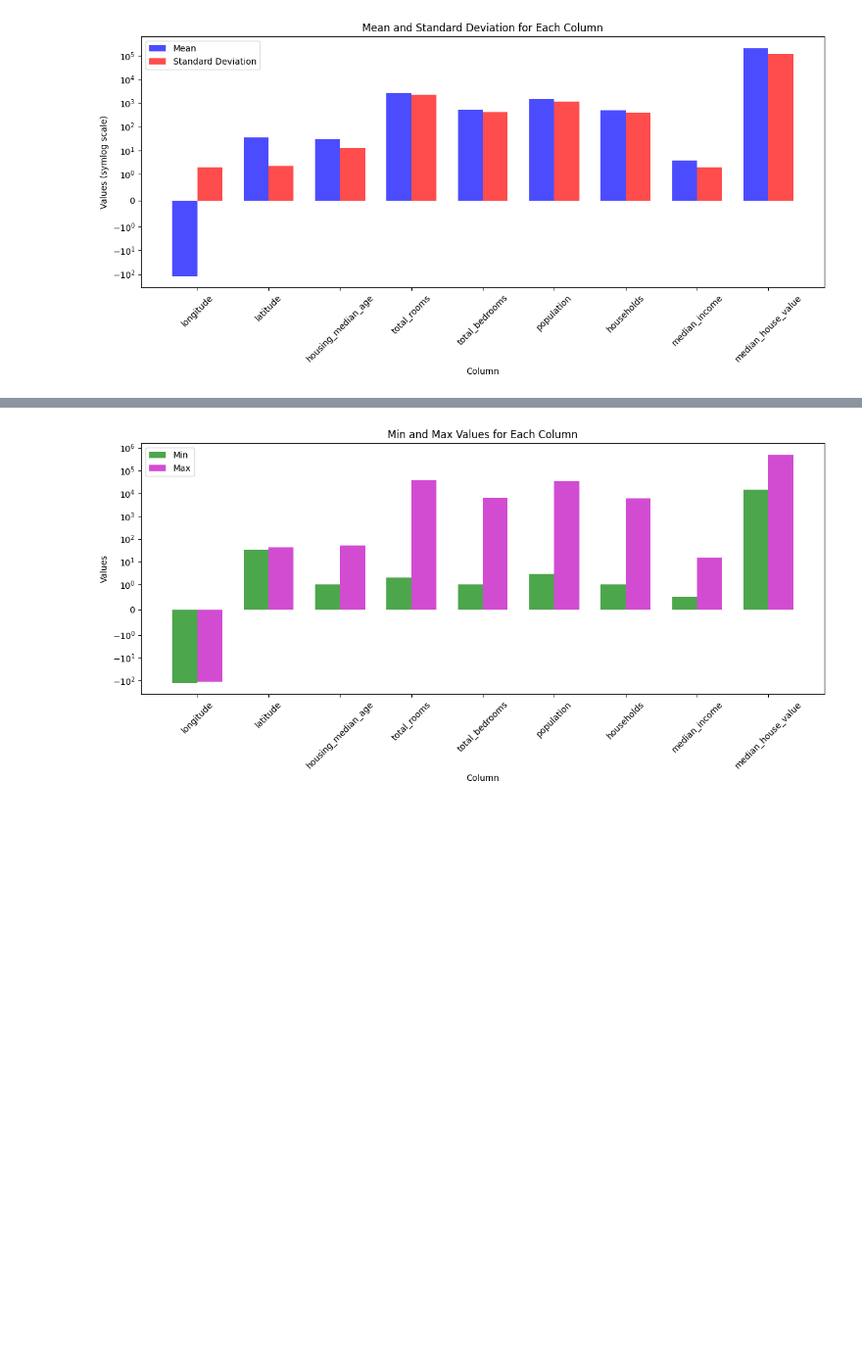
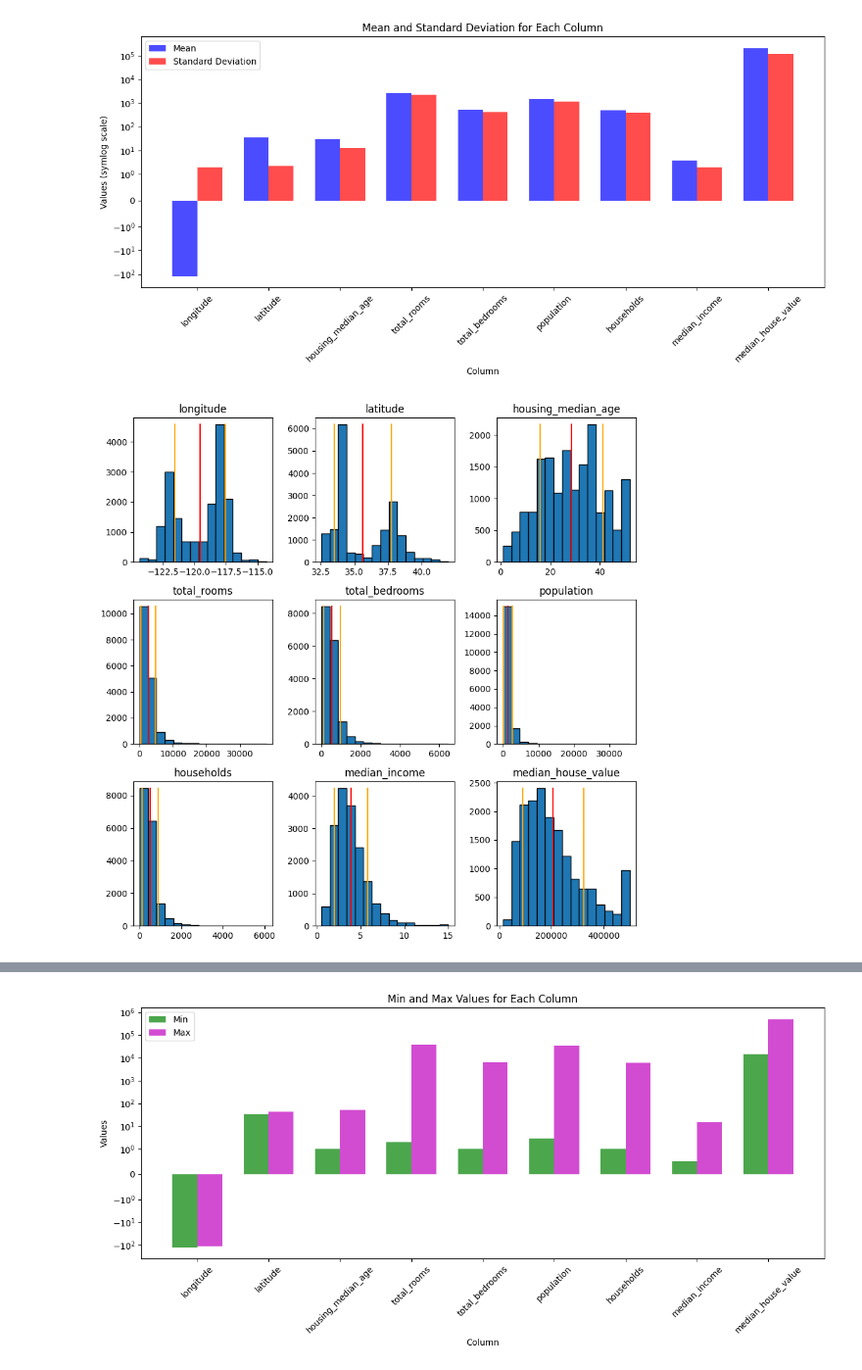
Before and after one commit to zirtoshka/ai_lab_3, a Jupyter notebook: lil.ipynb, the cells around one changed output, grey strips where cells are left out. Shown at 98% size. Drawn from its saved outputs; the diff is of its cells as text; code cells hidden in the pictures; blank space fills up the shorter version.

```diff
--- a/lil.ipynb
+++ b/lil.ipynb
@@ -71,6 +74,33 @@ plt.tight_layout()
 plt.show()
 # %% [output]
 [figure]
+# %%
+X = dataset.drop(columns=["median_house_value"])
+y = dataset["median_house_value"]
+rows_count = X.shape[0]
+
+bins_count = 1 + int(math.log(rows_count, 2)) #стeрджес
+
+data_from = X.join(y)
+titles = data_from.columns
+fig = plt.figure(figsize=(9, 9))
+
+for i, column in enumerate(titles):
+  ax = fig.add_subplot(3, 3, i + 1)
+
+  hist = ax.hist(data_from[column], bins = bins_count, edgecolor = "black")
+
+  ax.plot([mean_values.iloc[i], mean_values.iloc[i]], [0, np.max(hist[0])], color = "red")
+  ax.plot([mean_values.iloc[i] - std_values.iloc[i], mean_values.iloc[i] - std_values.iloc[i]], [0, np.max(hist[0])], color = "orange")
+  ax.plot([mean_values.iloc[i] + std_values.iloc[i], mean_values.iloc[i] + std_values.iloc[i]], [0, np.max(hist[0])], color = "orange")
+
+  ax.set_title(titles[i], fontsize=12)
+
+
+fig.tight_layout()
+plt.show()
+# %% [output]
+[figure, added]
 # %%
 print("Average values for each column:")
 print(mean_values)
```
Also changed, not shown: parts of 23 cells of this notebook, 3 other files.
